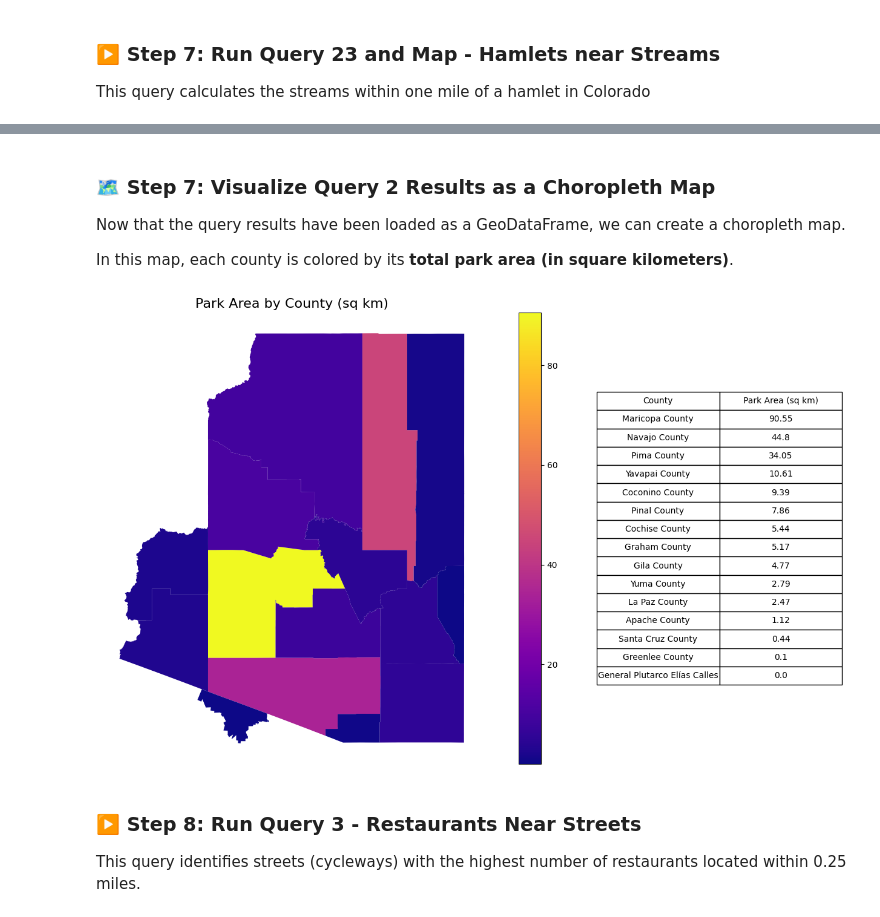
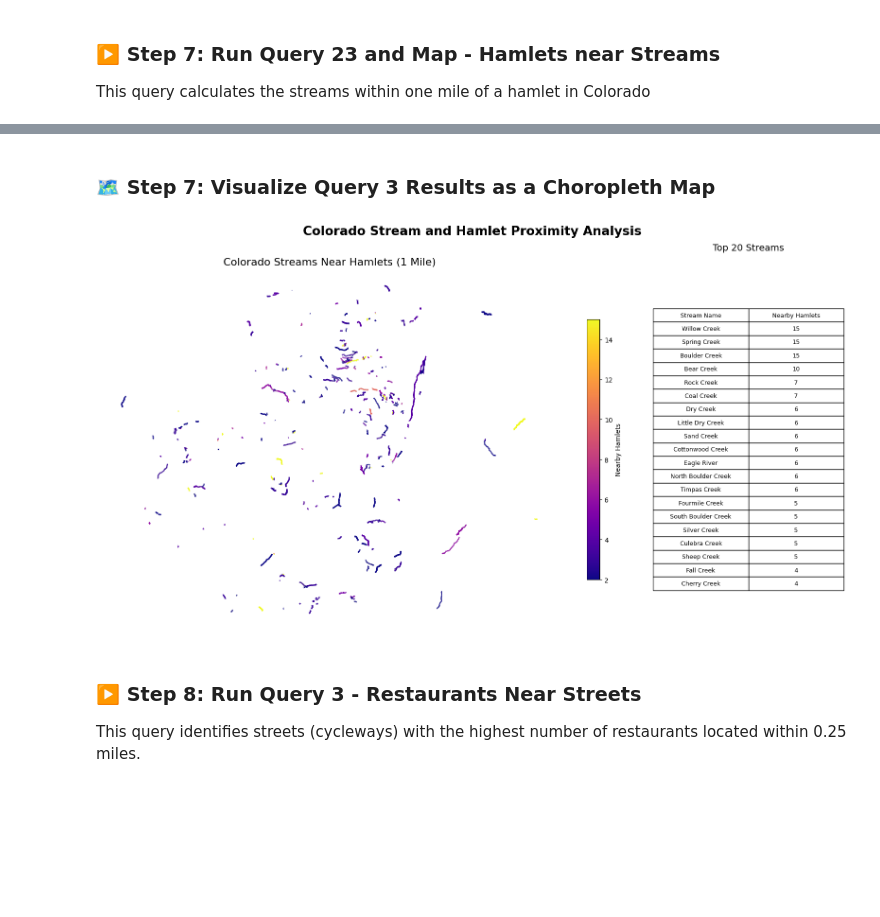
Before and after one commit to Thompson-Anita/gist604b-osm-postgis-fa26, a Jupyter notebook: notebooks/osm_postgis_queries_colorado_Thompson.ipynb, the cells around one changed output, grey strips where cells are left out. Drawn from its saved outputs; the diff is of its cells as text; code cells hidden in the pictures; blank space fills up the shorter version.

Commit message:
completed 03-osm_hamlets_near_waterways.sql query and mapping of results. Added new SQL file for the query and updated the notebook to reflect this change.

```diff
--- a/notebooks/osm_postgis_queries_colorado_Thompson.ipynb
+++ b/notebooks/osm_postgis_queries_colorado_Thompson.ipynb
@@ -355,16 +355,16 @@ plt.show()
 
 This query calculates the streams within one mile of a hamlet in Colorado
 # %%
-query_2_file = Path("../sql/arizona/02_osm_park_area_by_county.sql")
+query_3_file = Path("/workspaces/gist604b-osm-postgis-fa26/sql colorado/colorado/03_osm_hamlets_near_waterways.sql")
 
 # Read SQL query from file
-query_2_sql = query_2_file.read_text(encoding="utf-8")
+query_3_sql = query_3_file.read_text(encoding="utf-8")
 
 # Execute query and load result as a GeoDataFrame
 try:
-    query_2_results = gpd.read_postgis(query_2_sql, engine, geom_col="geom")
+    query_3_results = gpd.read_postgis(query_3_sql, engine, geom_col="geom")
     # Display results
-    display(query_2_results)
+    display(query_3_results)
 except Exception as e:
     print("❌ Query failed:")
     print(e)
@@ -388,57 +385,85 @@ except Exception as e:
-# %% [markdown]
-### 🗺️ Step 7: Visualize Query 2 Results as a Choropleth Map
-
-Now that the query results have been loaded as a GeoDataFrame, we can create a choropleth map.
-
-In this map, each county is colored by its **total park area (in square kilometers)**.
+# %% [markdown]
+### 🗺️ Step 7: Visualize Query 3 Results as a Choropleth Map
 # %%
-viz_column = "park_area_sq_km"
+
+import matplotlib.pyplot as plt
+import geopandas as gpd
+
+# Column used to determine stream colors
+viz_column = "nearby_hamlet_count"
 
 # Select columns for the table
 table_df = (
-    query_2_results[["county_name", viz_column]]
+    query_3_results[
+        ["stream_name", viz_column]
+    ]
     .sort_values(viz_column, ascending=False)
     .copy()
 )
 
-table_df[viz_column] = table_df[viz_column].round(2)
+# Round counts if needed
+table_df[viz_column] = table_df[viz_column].astype(int)
 
+# Display top 20 streams
+table_df = table_df.head(20)
+
+# Create side-by-side figure
 fig, (ax_map, ax_table) = plt.subplots(
     1, 2,
-    figsize=(16, 8),
+    figsize=(16, 9),
     gridspec_kw={"width_ratios": [3, 1]}
 )
 
 # Map
-query_2_results.plot(
+query_3_results.plot(
     column=viz_column,
     legend=True,
     ax=ax_map,
-    vmin=query_2_results[viz_column].min(),
-    vmax=query_2_results[viz_column].max(),
-    cmap="plasma"
+    cmap="plasma",
+    linewidth=2,
+    legend_kwds={
+        "label": "Nearby Hamlets",
+        "shrink": 0.7
+    }
 )
 
-ax_map.set_title("Park Area by County (sq km)", fontsize=16)
+ax_map.set_title(
+    "Colorado Streams Near Hamlets (1 Mile)",
+    fontsize=16
+)
+
 ax_map.set_axis_off()
 
 # Table
 ax_table.axis("off")
+
 tbl = ax_table.table(
     cellText=table_df.values,
-    colLabels=["County", "Park Area (sq km)"],
+    colLabels=["Stream Name", "Nearby Hamlets"],
     loc="center",
     cellLoc="center"
 )
 
 tbl.auto_set_font_size(False)
-tbl.set_fontsize(10)
+tbl.set_fontsize(9)
 tbl.scale(1, 1.5)
+
+ax_table.set_title(
+    "Top 20 Streams",
+    fontsize=14,
+    pad=20
+)
+
+plt.suptitle(
+    "Colorado Stream and Hamlet Proximity Analysis",
+    fontsize=19,
+    fontweight="bold"
+)
 
 plt.tight_layout()
 plt.show()
 # %% [output]
-[figure, old version]
+[figure, new version]
 # %% [markdown]
 ### ▶️ Step 8: Run Query 3 - Restaurants Near Streets
 
```
Also changed, not shown: parts of 1 cell of this notebook, 1 other file.
